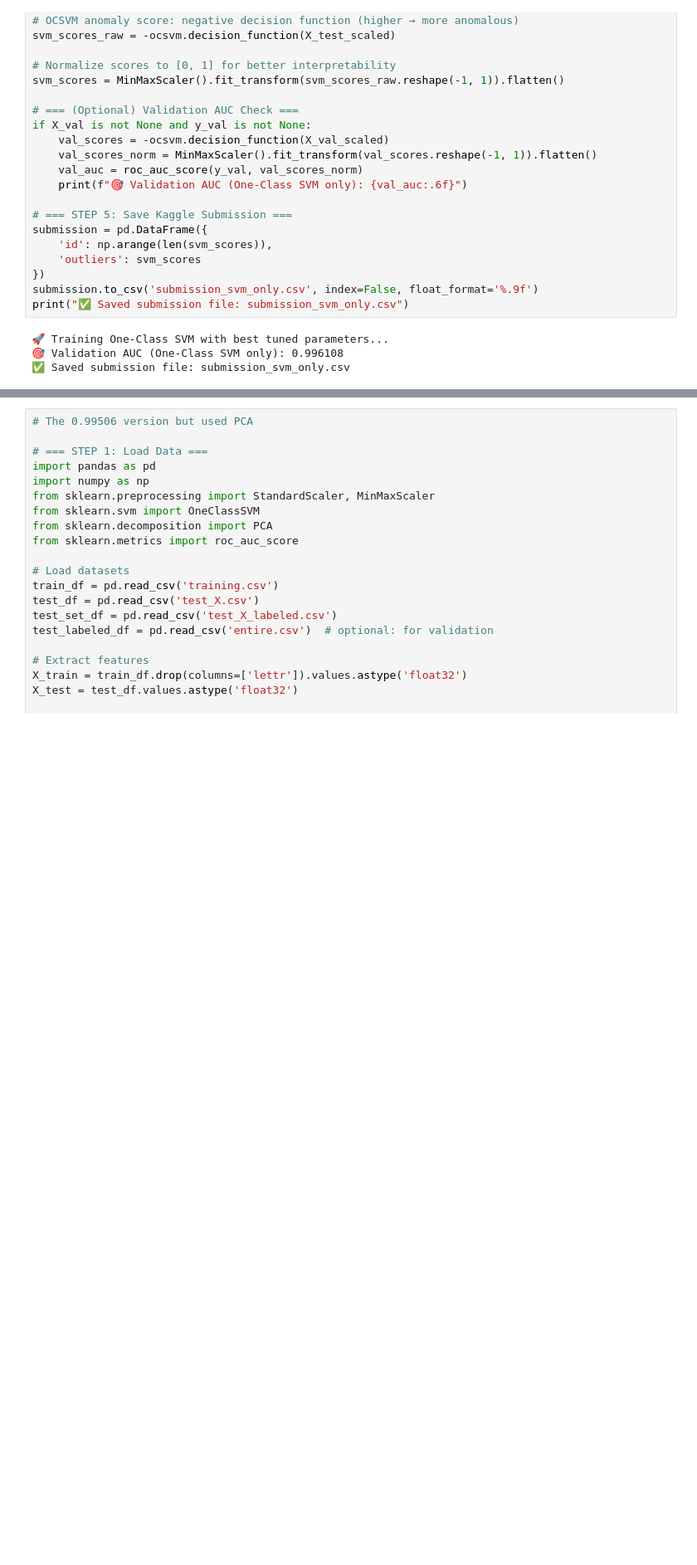
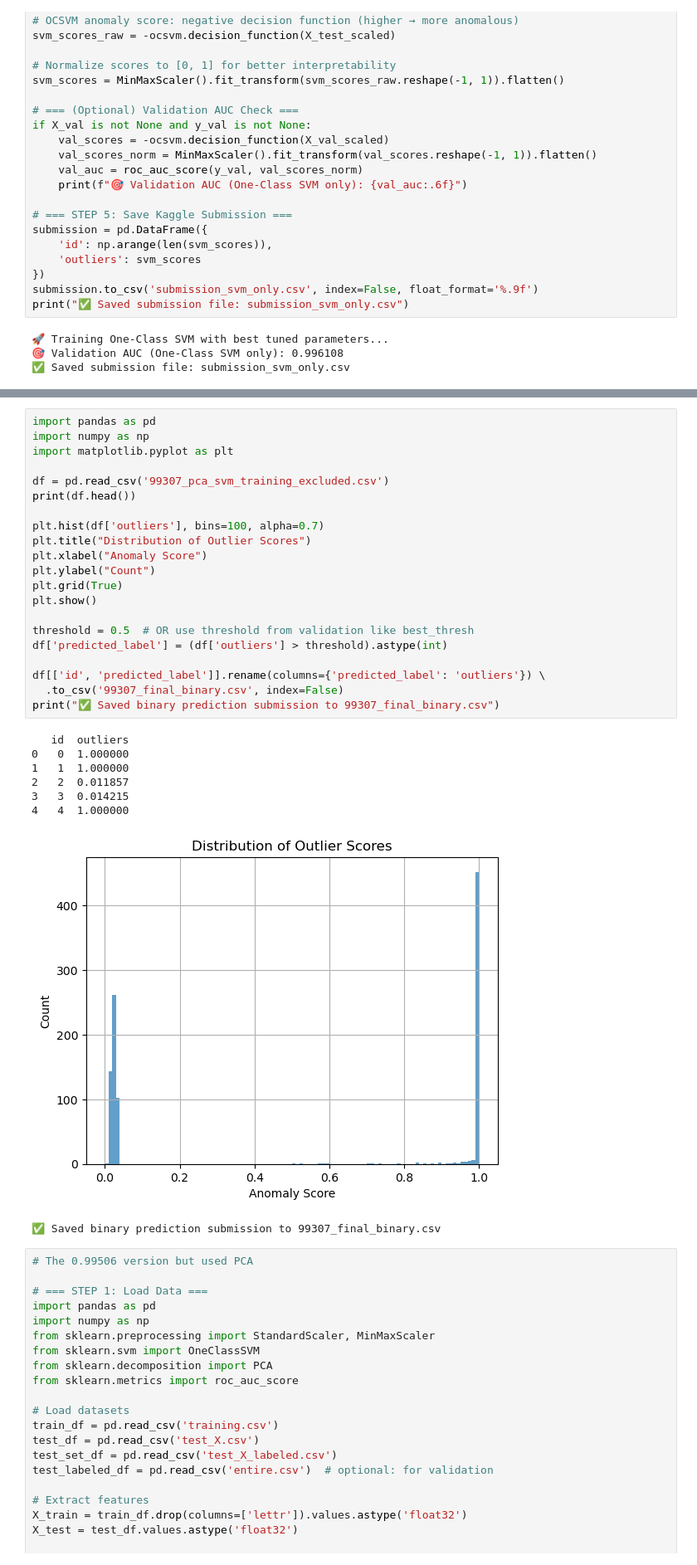
Before and after one commit to MinhBang1000/dat-min-nycu, a Jupyter notebook: HW2_313540015.ipynb, the cells around one changed output, grey strips where cells are left out. Shown at 83% size. Drawn from its saved outputs; the diff is of its cells as text; blank space fills up the shorter version.

```diff
--- a/HW2_313540015.ipynb
+++ b/HW2_313540015.ipynb
@@ -3893,4 +3896,34 @@ plt.show()
 ... (89 outputs left out)
+# %%
+import pandas as pd
+import numpy as np
+import matplotlib.pyplot as plt
+
+df = pd.read_csv('99307_pca_svm_training_excluded.csv')
+print(df.head())
+
+plt.hist(df['outliers'], bins=100, alpha=0.7)
+plt.title("Distribution of Outlier Scores")
+plt.xlabel("Anomaly Score")
+plt.ylabel("Count")
+plt.grid(True)
+plt.show()
+
+threshold = 0.5  # OR use threshold from validation like best_thresh
+df['predicted_label'] = (df['outliers'] > threshold).astype(int)
+
+df[['id', 'predicted_label']].rename(columns={'predicted_label': 'outliers'}) \
+  .to_csv('99307_final_binary.csv', index=False)
+print("✅ Saved binary prediction submission to 99307_final_binary.csv")
+# %% [output]
+   id  outliers
+0   0  1.000000
+1   1  1.000000
+2   2  0.011857
+3   3  0.014215
+4   4  1.000000
+[figure, added]
+✅ Saved binary prediction submission to 99307_final_binary.csv
 # %%
 # The 0.99506 version but used PCA
 
```
Also changed, not shown: parts of 1 cell of this notebook, 1 other file.
